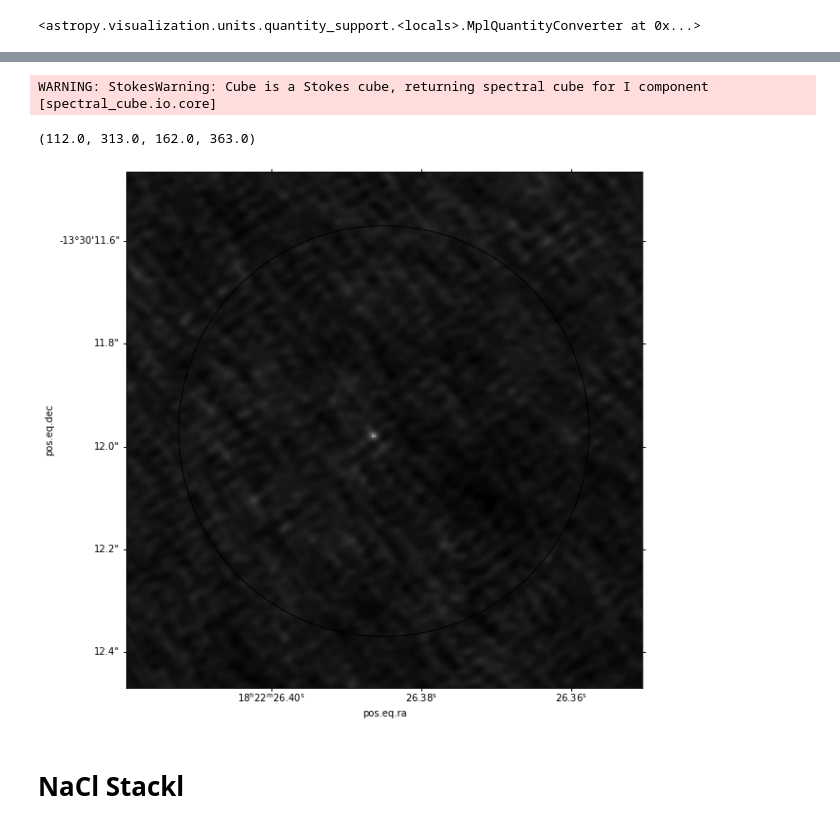
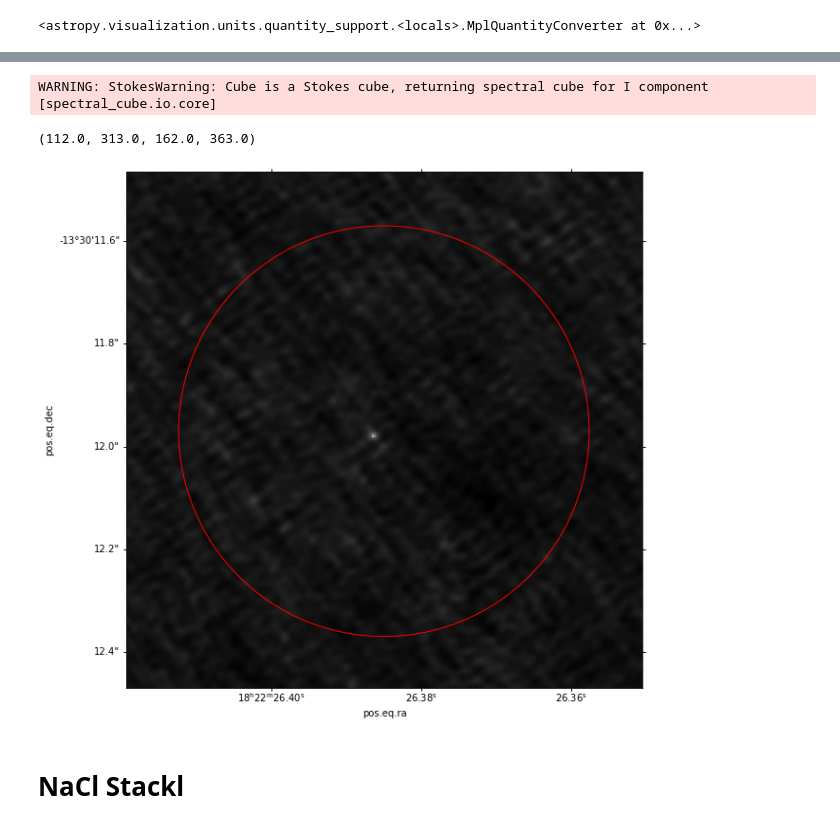
Before and after one commit to keflavich/saltmining, a Jupyter notebook: notebooks/Maud.ipynb, the cells around one changed output, grey strips where cells are left out. Saved outputs shown, nothing was run; the diff lists cells and outputs as text; code cells hidden in the pictures.

```diff
--- a/notebooks/Maud.ipynb
+++ b/notebooks/Maud.ipynb
@@ -105,18 +107,18 @@ regvsm = regions.CircleSkyRegion(coordinates.SkyCoord('18h22m26.385s −13:30:11
 # %%
 cont = SpectralCube.read('G17_SPW0_2017.image.fits', use_dask=True).mean(axis=0)
 pl.figure(figsize=(10,10))
 ax = pl.subplot(projection=cont.wcs)
 ax.imshow(cont.value, cmap='gray_r', norm=visualization.simple_norm(cont.value, stretch='log'))
-reg.to_pixel(cont.wcs).plot(ax=ax)
+reg.to_pixel(cont.wcs).plot(ax=ax, color='r')
 #reg2[0].to_pixel(cont[0].wcs).plot(ax=ax)
 #reg3[0].to_pixel(cont[0].wcs).plot(ax=ax)
 pp = reg.to_pixel(cont.wcs.celestial)
 bb = pp.bounding_box
 ax.axis([bb.ixmin-20, bb.ixmax+20, bb.iymin-20, bb.iymax+20])
 # %% [output]
 WARNING: StokesWarning: Cube is a Stokes cube, returning spectral cube for I component [spectral_cube.io.core]
 (112.0, 313.0, 162.0, 363.0)
-[figure, old version]
+[figure, new version]
 # %% [markdown]
 # NaCl Stackl
 # %%
```
Also changed, not shown: parts of 44 cells of this notebook, 8 other files.
